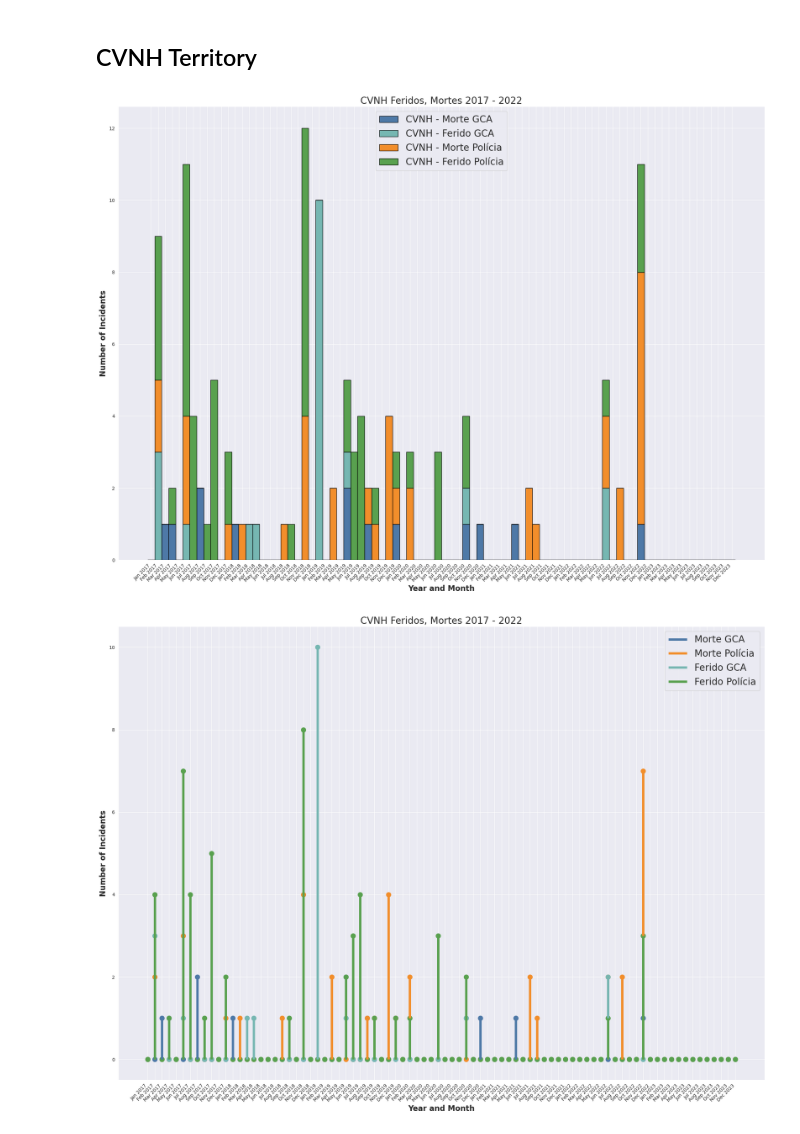
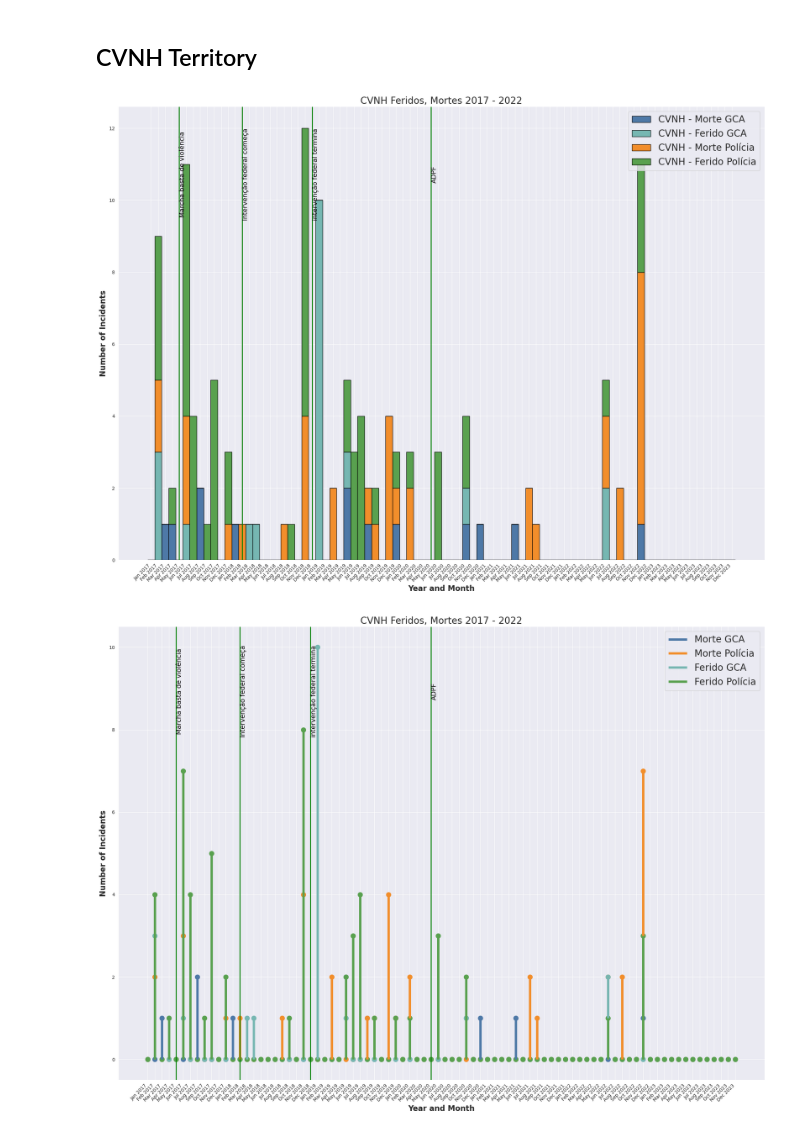
Before and after one commit to herman-rogers/brasil_data_viz, a Jupyter notebook: notebooks/territories/cvnh_territory_data.ipynb, the cells around one changed output. Cells and saved outputs as stored; diff of their text form; code cells hidden in the pictures.

Commit message:
Fix small bug, update data, get historical points on chart

```diff
--- a/notebooks/territories/cvnh_territory_data.ipynb
+++ b/notebooks/territories/cvnh_territory_data.ipynb
@@ -15,6 +15,9 @@ df = df.fillna(0)
 
 # Convert date to standard date format
 df['yearmo'] = pd.to_datetime(df['yearmo'].str.replace('m', '-'), format='%Y-%m').dt.strftime('%b %Y')
+df[['event', 'event_date']] = df['datas_importantes'].str.extract(r'(.+?)\s+(\d{4}m\d{1,2})')
+df['event_date'] = pd.to_datetime(df['event_date'].str.replace('m', '-'), format='%Y-%m').dt.strftime('%b %Y')
+
 df.describe()
 # %% [output]
 |  | Mortes - GCA | Morte_policial | Feridos - GCA | feridos_polícia | TCP - Morte GCA | TCP - Morte Polícia | ... |
@@ -31,32 +34,46 @@ df.describe()
 # %%
 width=1
 
 x = df['yearmo']
 y = df['CVNH - Morte GCA']
 z = df['CVNH - Morte Polícia']
 k = df['CVNH - Ferido GCA']
 n = df['CVNH - Ferido Polícia']
 
 sns.color_palette("muted")
 
 fig, ax = plt.subplots(figsize=(20, 15))
 
 ax.bar(x, y, color='#4e79a7', width=width, edgecolor='black', label='CVNH - Morte GCA')
 ax.bar(x, k, bottom=y, color='#76b7b2', width=width, edgecolor='black', label='CVNH - Ferido GCA')
 ax.bar(x, z, bottom=y + k, color='#f28e2b', width=width, edgecolor='black', label='CVNH - Morte Polícia')
 ax.bar(x, n, bottom=y + k + z, color='#59a14f', width=width, edgecolor='black', label='CVNH - Ferido Polícia')
 
+for _, row in df.iterrows():
+    if pd.isnull(row['event']) or pd.isnull(row['event_date']):
+        continue
+    plt.axvline(row['event_date'], color='green', linestyle='-', linewidth=2)
+    plt.text(
+        row['event_date'],
+        plt.gca().get_ylim()[1] * 0.85,
+        row['event'],
+        rotation=90,
+        verticalalignment='center',
+        fontsize=14,
+        color='black'
+    )
+
 ax.set_xticks(x)
 plt.xticks(rotation=45, ha='right')
 
 plt.xlabel('Year and Month', fontweight='bold', fontsize=16)
 plt.ylabel('Number of Incidents', fontweight='bold', fontsize=16)
 plt.title('CVNH Feridos, Mortes 2017 - 2022', fontsize=20)
 
 plt.legend(fontsize=20)
 plt.tight_layout()
 # %% [output]
-[figure, old version]
+[figure, new version]
 # %%
 fig, ax = plt.subplots(figsize=(20, 15))
 
@@ -70,6 +87,20 @@ ax.scatter(x, z, color='#f28e2b', s=100)
 ax.scatter(x, k, color='#76b7b2', s=100)
 ax.scatter(x, n, color='#59a14f', s=100)
 
+for _, row in df.iterrows():
+    if pd.isnull(row['event']) or pd.isnull(row['event_date']):
+        continue
+    plt.axvline(row['event_date'], color='green', linestyle='-', linewidth=2)
+    plt.text(
+        row['event_date'],
+        plt.gca().get_ylim()[1] * 0.85,
+        row['event'],
+        rotation=90,
+        verticalalignment='center',
+        fontsize=14,
+        color='black'
+    )
+
 plt.xlabel('Year and Month', fontweight='bold', fontsize=16)
 plt.ylabel('Number of Incidents', fontweight='bold', fontsize=16)
 plt.title('CVNH Feridos, Mortes 2017 - 2022', fontsize=20)
@@ -81,4 +112,4 @@ plt.legend(fontsize=20)
 plt.tight_layout()
 plt.show()
 # %% [output]
-[figure, old version]
+[figure, new version]
```
Also changed, not shown: 6 other files.
